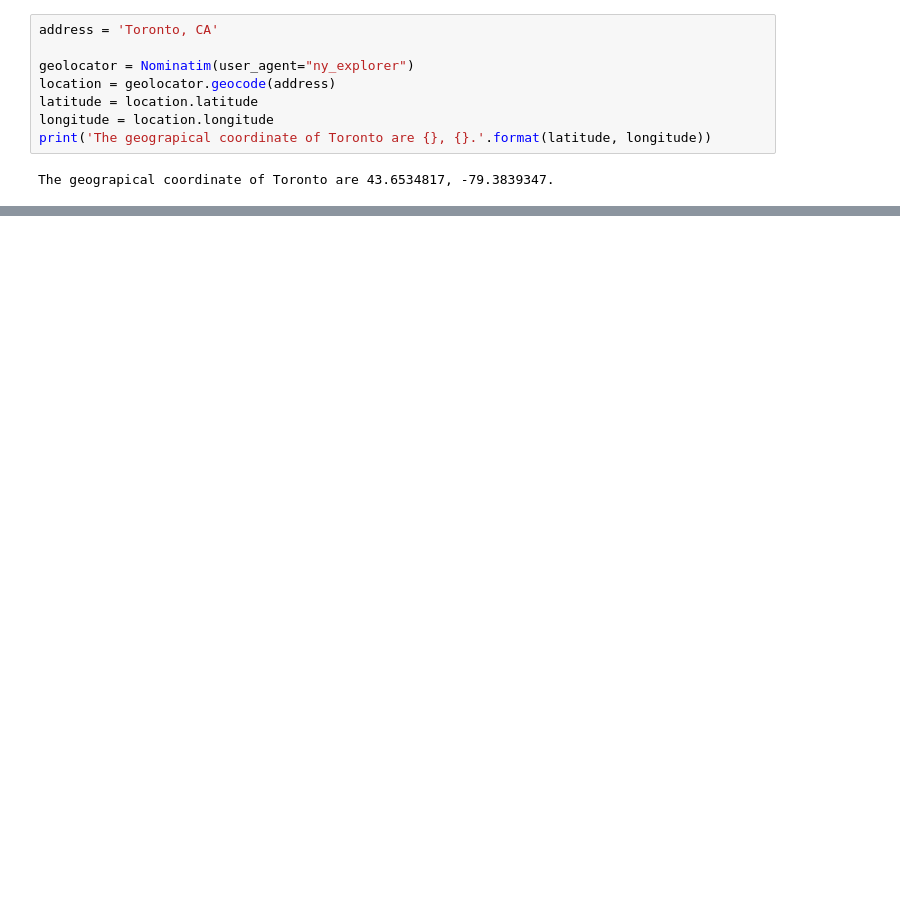
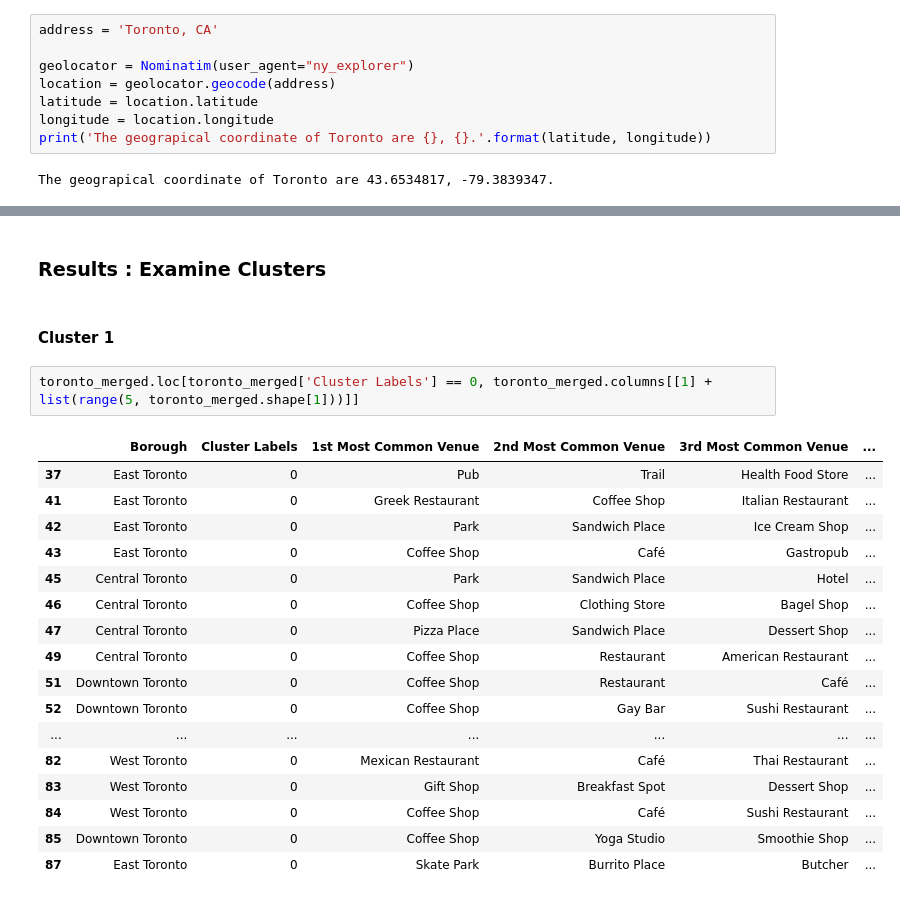
Before and after one commit to xetaro/coursera-capstone-project, a Jupyter notebook: The Battle of Neighborhoods .ipynb, the cells around one changed output, grey strips where cells are left out. Drawn from its saved outputs; the diff is of its cells as text; blank space fills up the shorter version.

```diff
--- a/The Battle of Neighborhoods .ipynb
+++ b/The Battle of Neighborhoods .ipynb
@@ -499,0 +515,24 @@ map_clusters
+# %% [markdown]
+### Results : Examine Clusters
+# %% [markdown]
+#### Cluster 1
+# %%
+toronto_merged.loc[toronto_merged['Cluster Labels'] == 0, toronto_merged.columns[[1] + list(range(5, toronto_merged.shape[1]))]]
+# %% [output]
+|  | Borough | Cluster Labels | 1st Most Common Venue | 2nd Most Common Venue | 3rd Most Common Venue | ... |
+| 37 | East Toronto | 0 | Pub | Trail | Health Food Store | ... |
+| 41 | East Toronto | 0 | Greek Restaurant | Coffee Shop | Italian Restaurant | ... |
+| 42 | East Toronto | 0 | Park | Sandwich Place | Ice Cream Shop | ... |
+| 43 | East Toronto | 0 | Coffee Shop | Café | Gastropub | ... |
+| 45 | Central Toronto | 0 | Park | Sandwich Place | Hotel | ... |
+| 46 | Central Toronto | 0 | Coffee Shop | Clothing Store | Bagel Shop | ... |
+| 47 | Central Toronto | 0 | Pizza Place | Sandwich Place | Dessert Shop | ... |
+| 49 | Central Toronto | 0 | Coffee Shop | Restaurant | American Restaurant | ... |
+| 51 | Downtown Toronto | 0 | Coffee Shop | Restaurant | Café | ... |
+| 52 | Downtown Toronto | 0 | Coffee Shop | Gay Bar | Sushi Restaurant | ... |
+| ... | ... | ... | ... | ... | ... | ... |
+| 82 | West Toronto | 0 | Mexican Restaurant | Café | Thai Restaurant | ... |
+| 83 | West Toronto | 0 | Gift Shop | Breakfast Spot | Dessert Shop | ... |
+| 84 | West Toronto | 0 | Coffee Shop | Café | Sushi Restaurant | ... |
+| 85 | Downtown Toronto | 0 | Coffee Shop | Yoga Studio | Smoothie Shop | ... |
+| 87 | East Toronto | 0 | Skate Park | Burrito Place | Butcher | ... |
```
Also changed, not shown: parts of 17 cells of this notebook.
